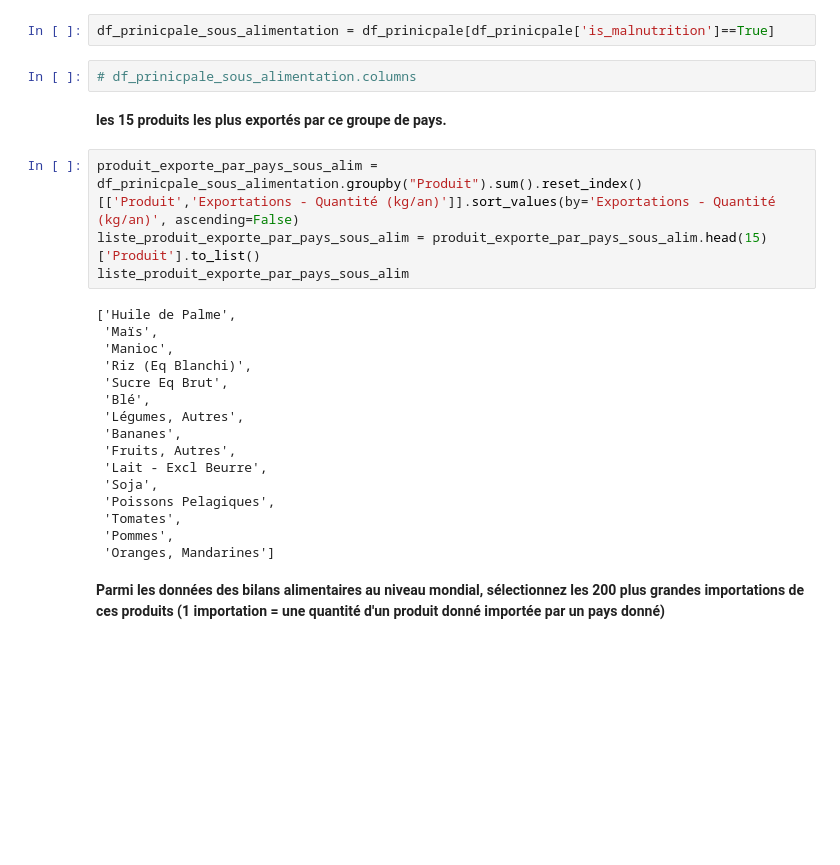
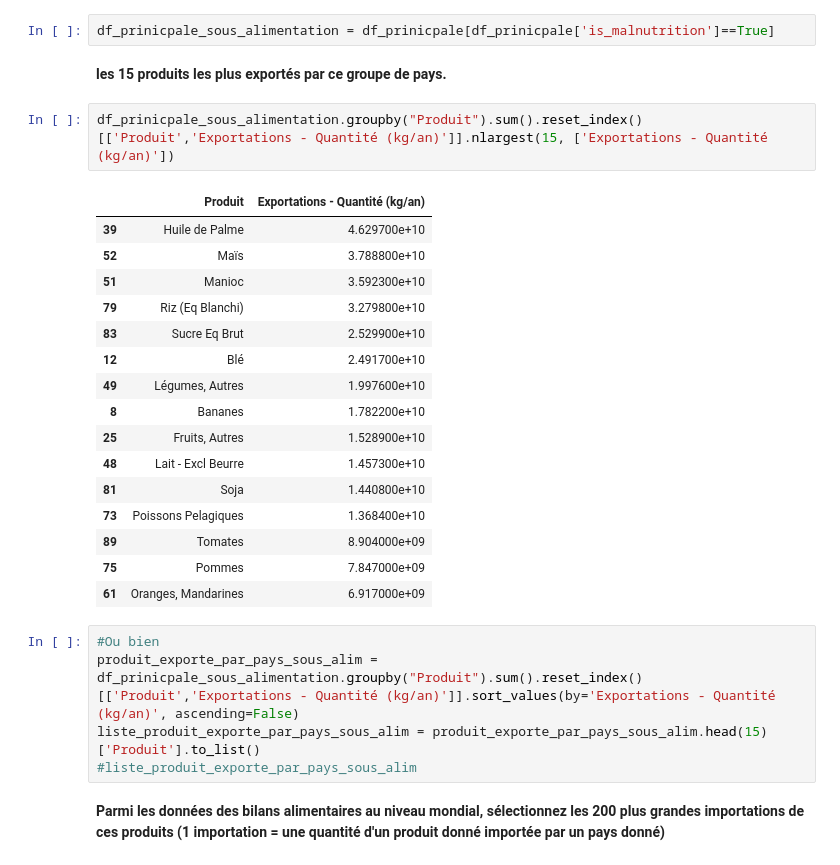
Before and after one commit to boublenza/Formation_OC, a Jupyter notebook: Projet3.ipynb, the cells around one changed output. Saved outputs shown, nothing was run; the diff lists cells and outputs as text; blank space fills up the shorter version.

```diff
--- a/Projet3.ipynb
+++ b/Projet3.ipynb
@@ -591,30 +592,32 @@ df_prinicpale['is_malnutrition'] = df_prinicpale['Code zone'].apply(lambda y: Tr
 <b> Rajout de la colonne 'is_malnutrition' dans la data frame principale
 # %%
 df_prinicpale_sous_alimentation = df_prinicpale[df_prinicpale['is_malnutrition']==True]
-# %%
-# df_prinicpale_sous_alimentation.columns
 # %% [markdown]
 <b>les 15 produits les plus exportés par ce groupe de pays.
+# %%
+df_prinicpale_sous_alimentation.groupby("Produit").sum().reset_index()[['Produit','Exportations - Quantité (kg/an)']].nlargest(15, ['Exportations - Quantité (kg/an)'])
+# %% [output]
+|  | Produit | Exportations - Quantité (kg/an) |
+| 39 | Huile de Palme | 4.629700e+10 |
+| 52 | Maïs | 3.788800e+10 |
+| 51 | Manioc | 3.592300e+10 |
+| 79 | Riz (Eq Blanchi) | 3.279800e+10 |
+| 83 | Sucre Eq Brut | 2.529900e+10 |
+| 12 | Blé | 2.491700e+10 |
+| 49 | Légumes, Autres | 1.997600e+10 |
+| 8 | Bananes | 1.782200e+10 |
+| 25 | Fruits, Autres | 1.528900e+10 |
+| 48 | Lait - Excl Beurre | 1.457300e+10 |
+| 81 | Soja | 1.440800e+10 |
+| 73 | Poissons Pelagiques | 1.368400e+10 |
+| 89 | Tomates | 8.904000e+09 |
+| 75 | Pommes | 7.847000e+09 |
+| 61 | Oranges, Mandarines | 6.917000e+09 |
 # %%
+#Ou bien
 produit_exporte_par_pays_sous_alim = df_prinicpale_sous_alimentation.groupby("Produit").sum().reset_index()[['Produit','Exportations - Quantité (kg/an)']].sort_values(by='Exportations - Quantité (kg/an)', ascending=False)
 liste_produit_exporte_par_pays_sous_alim = produit_exporte_par_pays_sous_alim.head(15)['Produit'].to_list()
-liste_produit_exporte_par_pays_sous_alim
+#liste_produit_exporte_par_pays_sous_alim
-# %% [output]
-['Huile de Palme',
- 'Maïs',
- 'Manioc',
- 'Riz (Eq Blanchi)',
- 'Sucre Eq Brut',
- 'Blé',
- 'Légumes, Autres',
- 'Bananes',
- 'Fruits, Autres',
- 'Lait - Excl Beurre',
- 'Soja',
- 'Poissons Pelagiques',
- 'Tomates',
- 'Pommes',
- 'Oranges, Mandarines']
 # %% [markdown]
 <b>Parmi les données des bilans alimentaires au niveau mondial, sélectionnez les 200 plus grandes importations de ces produits (1 importation = une quantité d'un produit donné importée par un pays donné)
 # %%
```
Also changed, not shown: parts of 25 cells of this notebook.
